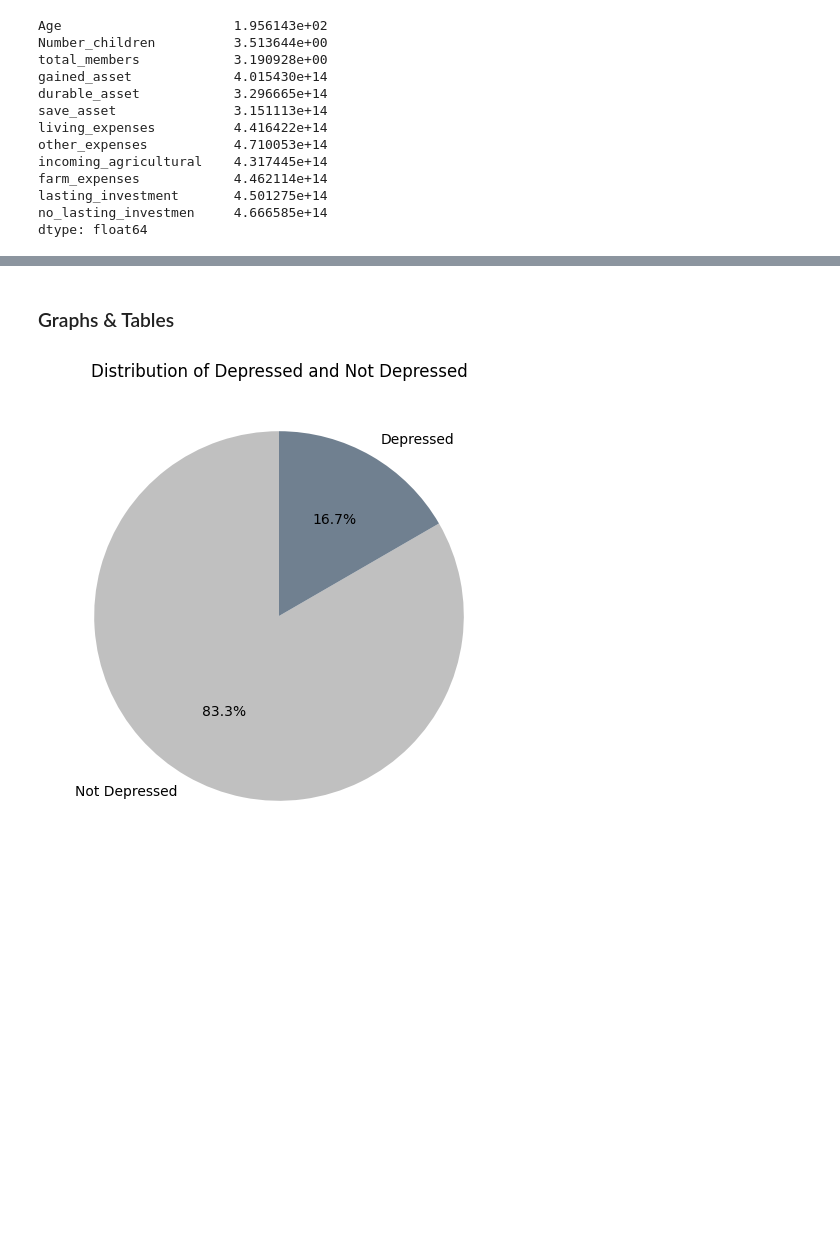
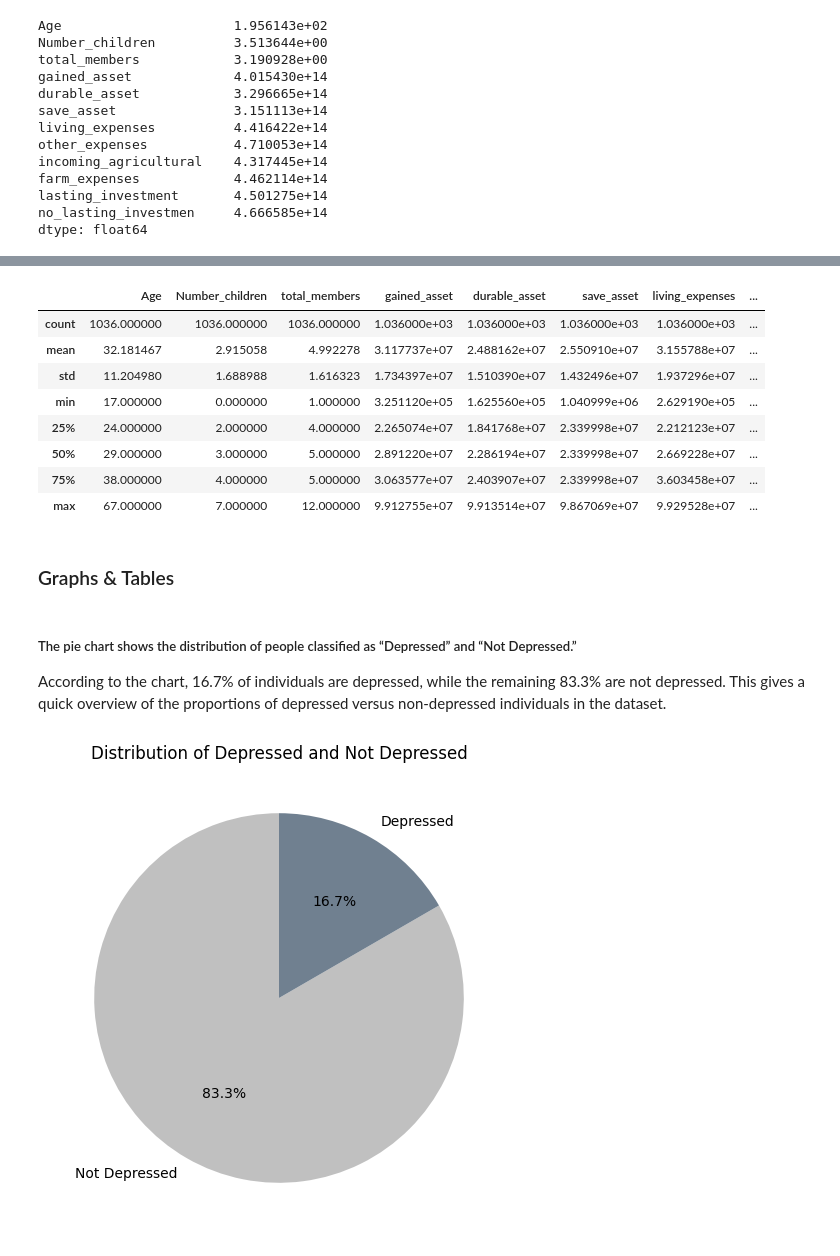
Before and after one commit to lameessa/IT326-project-depression, a Jupyter notebook: Phase 2 notebook.ipynb, the cells around one changed output, grey strips where cells are left out. Cells and saved outputs as stored; diff of their text form; code cells hidden in the pictures; blank space fills up the shorter version.

```diff
--- a/Phase 2 notebook.ipynb
+++ b/Phase 2 notebook.ipynb
@@ -132,5 +99,24 @@ dtype: int64
+# %%
+specific_columns = df[['Age', 'Number_children', 'total_members', 'gained_asset', 'durable_asset', 'save_asset', 'living_expenses', 'other_expenses', 'incoming_agricultural', 'farm_expenses', 'lasting_investment', 'no_lasting_investmen']]
+summary_stats = specific_columns.describe()
+display(summary_stats)
+# %% [output]
+|  | Age | Number_children | total_members | gained_asset | durable_asset | save_asset | living_expenses | ... |
+| count | 1036.000000 | 1036.000000 | 1036.000000 | 1.036000e+03 | 1.036000e+03 | 1.036000e+03 | 1.036000e+03 | ... |
+| mean | 32.181467 | 2.915058 | 4.992278 | 3.117737e+07 | 2.488162e+07 | 2.550910e+07 | 3.155788e+07 | ... |
+| std | 11.204980 | 1.688988 | 1.616323 | 1.734397e+07 | 1.510390e+07 | 1.432496e+07 | 1.937296e+07 | ... |
+| min | 17.000000 | 0.000000 | 1.000000 | 3.251120e+05 | 1.625560e+05 | 1.040999e+06 | 2.629190e+05 | ... |
+| 25% | 24.000000 | 2.000000 | 4.000000 | 2.265074e+07 | 1.841768e+07 | 2.339998e+07 | 2.212123e+07 | ... |
+| 50% | 29.000000 | 3.000000 | 5.000000 | 2.891220e+07 | 2.286194e+07 | 2.339998e+07 | 2.669228e+07 | ... |
+| 75% | 38.000000 | 4.000000 | 5.000000 | 3.063577e+07 | 2.403907e+07 | 2.339998e+07 | 3.603458e+07 | ... |
+| max | 67.000000 | 7.000000 | 12.000000 | 9.912755e+07 | 9.913514e+07 | 9.867069e+07 | 9.929528e+07 | ... |
 # %% [markdown]
 ### Graphs & Tables
+# %% [markdown]
+##### The pie chart shows the distribution of people classified as “Depressed” and “Not Depressed.”
+
+ According to the chart, 16.7% of individuals are depressed, while the remaining 83.3% are not depressed.
+ This gives a quick overview of the proportions of depressed versus non-depressed individuals in the dataset.
 # %%
 import matplotlib.pyplot as plt
 # Count the occurrences of each category in the 'depressed' column
```
Also changed, not shown: parts of 42 cells of this notebook.
